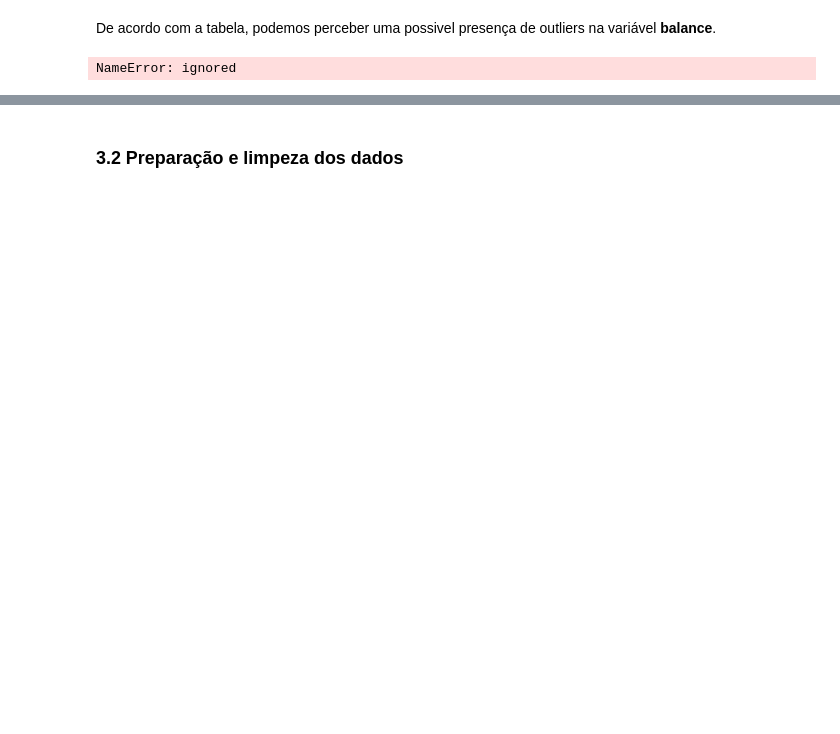
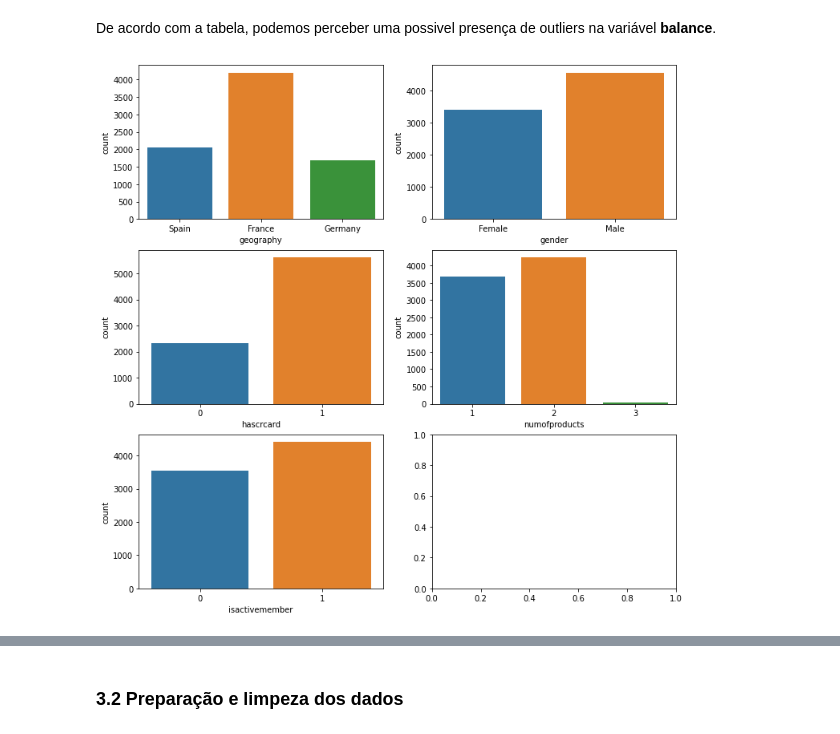
Before and after one commit to viniciusacosta/br-classification-project, a Jupyter notebook: classification-project-br.ipynb, the cells around one changed output, grey strips where cells are left out. Cells and saved outputs as stored; diff of their text form; code cells hidden in the pictures; blank space fills up the shorter version.

```diff
--- a/classification-project-br.ipynb
+++ b/classification-project-br.ipynb
@@ -203,11 +211,24 @@ churn.describe().T.round(2)
 # %% [markdown]
 De acordo com a tabela, podemos perceber uma possivel presença de outliers na variável **balance**.
-# %%
-# Criar boxplot da variável saldo_bancario
-sns.displot(df['saldo_bancario']);
-# %% [output]
-NameError: ignored
 # %%
 # Separando as features categóricas das númericas
-continuous_var = ['creditscore', 'age', 'tenure', 'balance', 'estimatedsalary']
-categorical_var = ['geography_france','geography_germany', 'geography_spain',  'gender', 'hascrcard', 'numofproducts', 'isactivemember']
+feat_num = ['creditscore', 'age', 'tenure', 'balance', 'estimatedsalary', 'numofproducts']
+feat_cat = ['geography',  'gender', 'hascrcard', 'numofproducts', 'isactivemember']
+# %%
+# General distribution | boxplot for which Categorical
+n_rows=3
+n_cols=2
+
+## Creating subplots
+fig, axes = plt.subplots(nrows=n_rows, ncols=n_cols)
+fig.set_size_inches(12, 12)
+
+## Criando
+for i, column in enumerate(feat_cat):
+  data = churn[[column, 'exited']]
+  data = data[data['exited'] == 0]
+  sns.countplot(x=data[column], ax=axes[i//n_cols,i%n_cols])
+
+plt.show()
+# %% [output]
+[figure, added]
```
Also changed, not shown: parts of 21 cells of this notebook.
